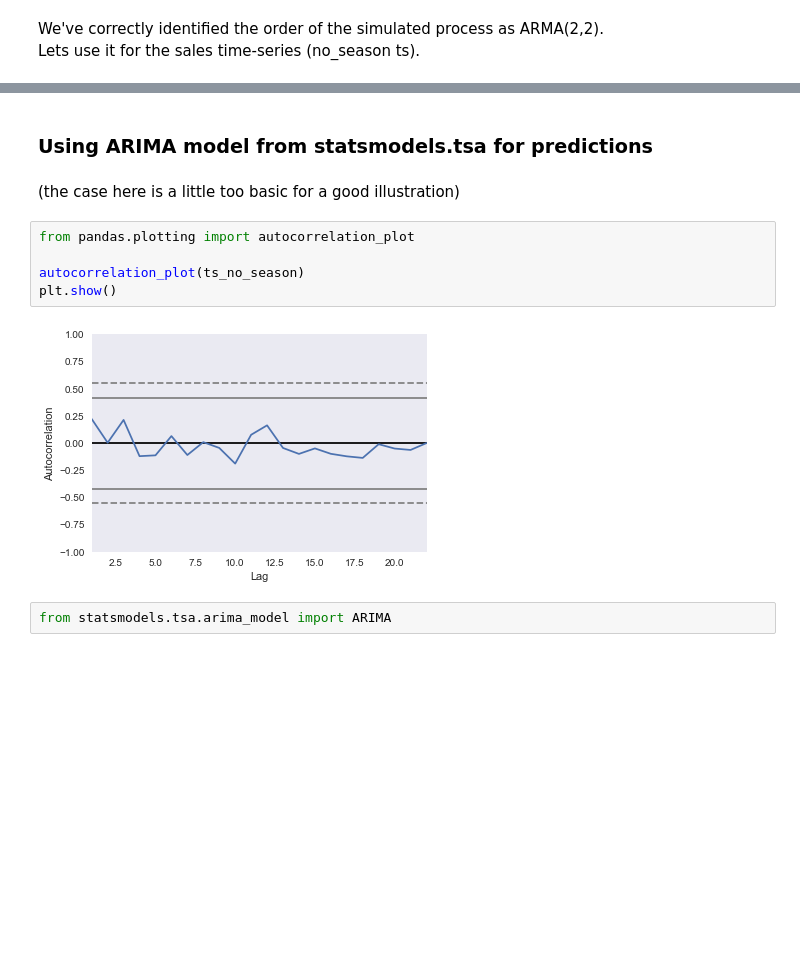
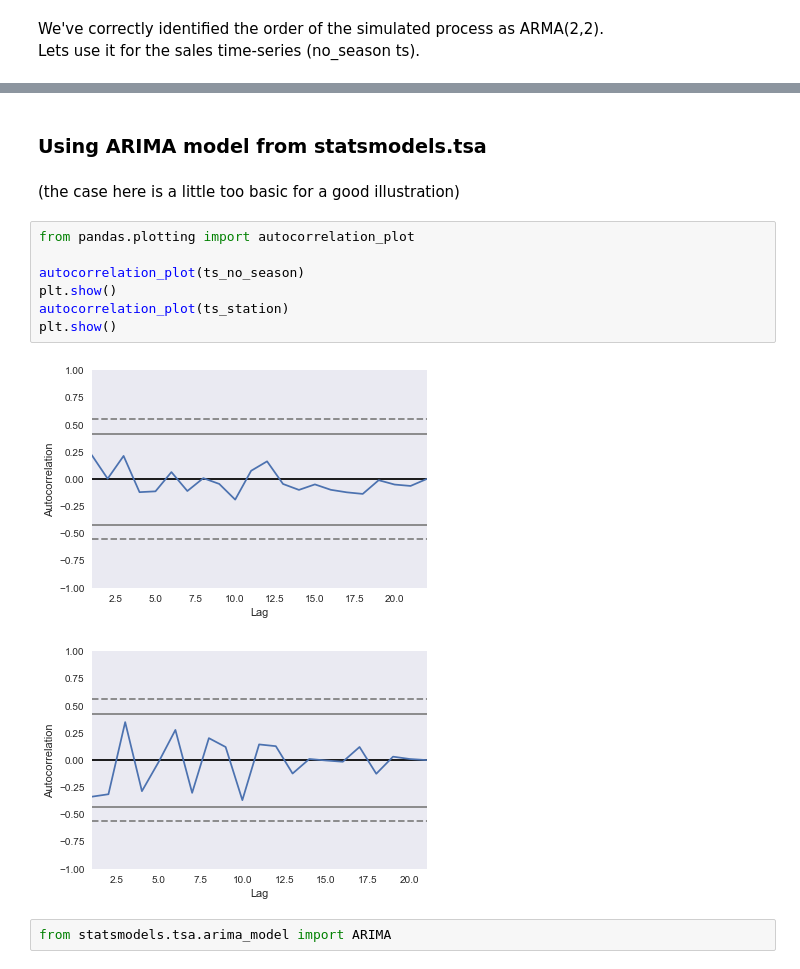
Before and after one commit to benjamin-assel/Deep-learning, a Jupyter notebook: Future Sales/Future Sales.ipynb, the cells around one changed output, grey strips where cells are left out. Cells and saved outputs as stored; diff of their text form; blank space fills up the shorter version.

```diff
--- a/Future Sales/Future Sales.ipynb
+++ b/Future Sales/Future Sales.ipynb
@@ -475,14 +483,17 @@ aic: 472.99703 | order: (1, 1)
 # %% [markdown]
-### Using ARIMA model from statsmodels.tsa for predictions
+### Using ARIMA model from statsmodels.tsa
 # %% [markdown]
 (the case here is a little too basic for a good illustration)
 # %%
 from pandas.plotting import autocorrelation_plot
 
 autocorrelation_plot(ts_no_season)
 plt.show()
+autocorrelation_plot(ts_station)
+plt.show()
 # %% [output]
 [figure]
+[figure, added]
 # %%
 from statsmodels.tsa.arima_model import ARIMA
 # %%
```
Also changed, not shown: parts of 4 cells of this notebook.
